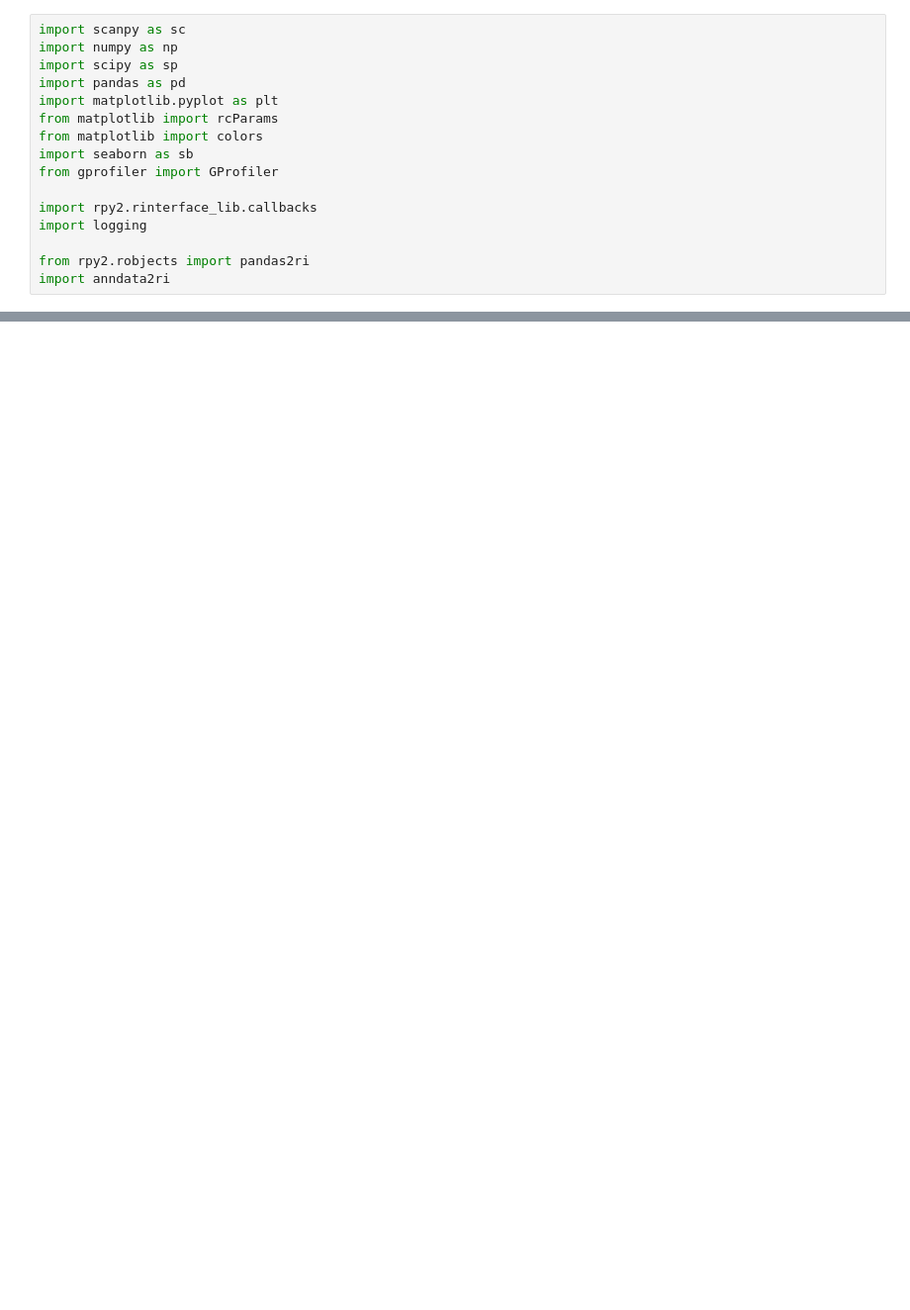
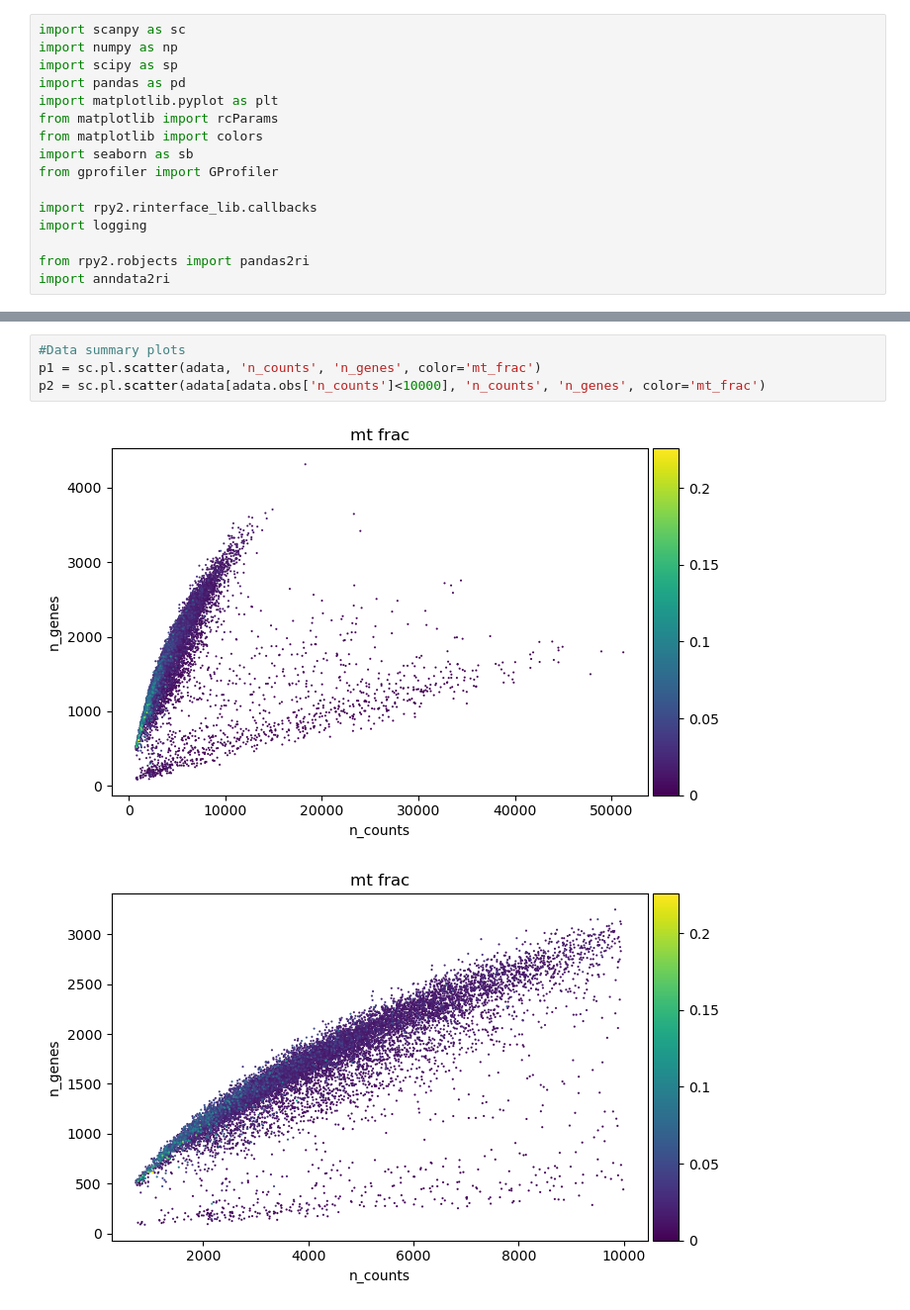
Before and after one commit to DC43-yiyang/MD, a Jupyter notebook: single_analysis.ipynb, the cells around one changed output, grey strips where cells are left out. Shown at 99% size. Cells and saved outputs as stored; diff of their text form; blank space fills up the shorter version.

Commit message:
[UPDATE] Update the part about loading data and add little code about qc

```diff
--- a/single_analysis.ipynb
+++ b/single_analysis.ipynb
@@ -112,0 +127,7 @@ Name: count, dtype: int64
+# %%
+#Data summary plots
+p1 = sc.pl.scatter(adata, 'n_counts', 'n_genes', color='mt_frac')
+p2 = sc.pl.scatter(adata[adata.obs['n_counts']<10000], 'n_counts', 'n_genes', color='mt_frac')
+# %% [output]
+[figure, added]
+[figure, added]
```
Also changed, not shown: parts of 9 cells of this notebook.
